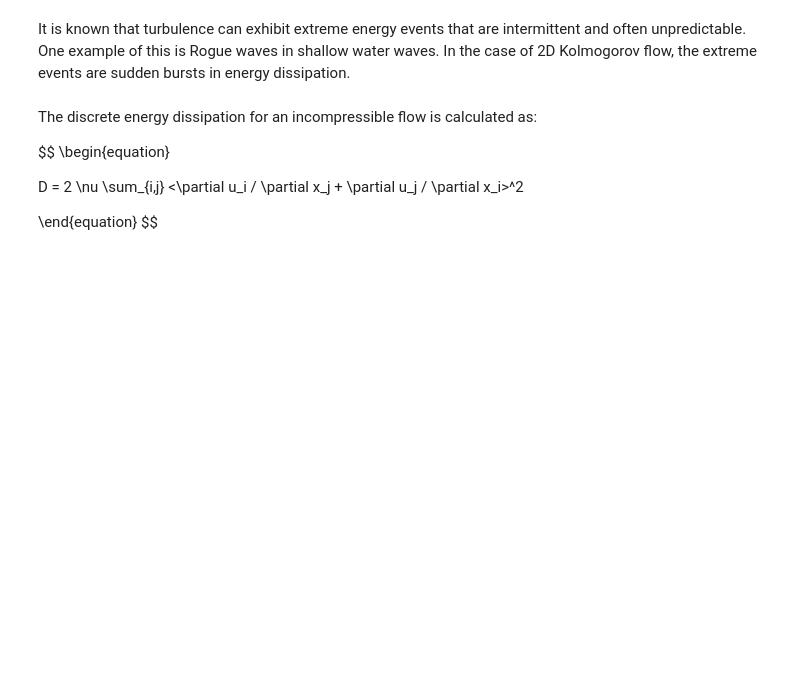
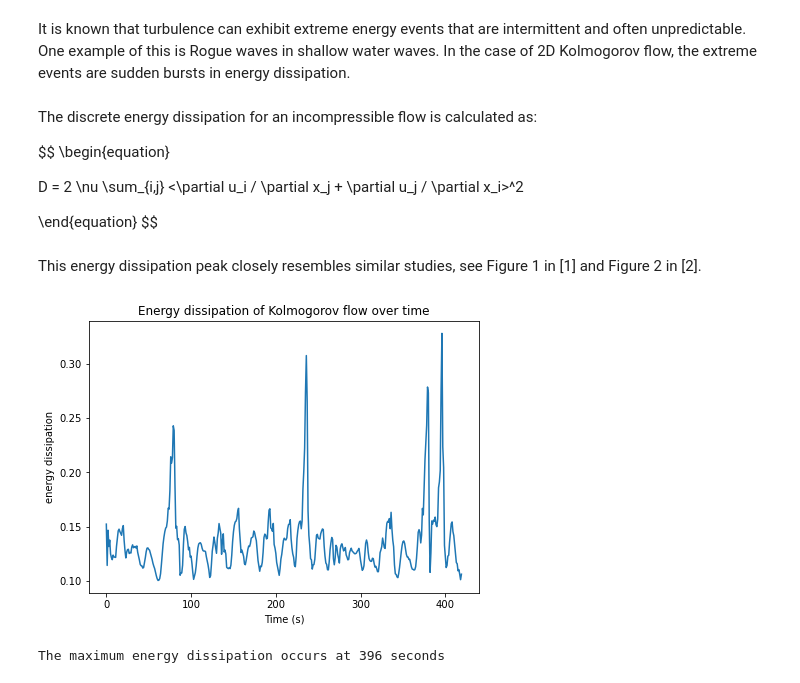
Before and after one commit to smokbel/Controlling-Kolmogorov-Flow, a Jupyter notebook: kolmogorov_demo.ipynb, the cells around one changed output. Cells and saved outputs as stored; diff of their text form; code cells hidden in the pictures; blank space fills up the shorter version.

```diff
--- a/kolmogorov_demo.ipynb
+++ b/kolmogorov_demo.ipynb
@@ -103,3 +105,35 @@ D = 2 \nu \sum_{i,j} <\partial u_i / \partial x_j + \partial u_j / \partial x_i>
 
 \end{equation}
 $$
+# %% [markdown]
+This energy dissipation peak closely resembles similar studies, see Figure 1 in [1] and Figure 2 in [2].
+# %%
+import utils
+import jax.numpy as jnp
+import flow
+
+flow = flow.FlowConfig()
+trajectory = jnp.load('kolmogorov_Re_250.npy')
+kx, ky = flow.create_fft_mesh()
+n, m = trajectory[0].shape
+kx = kx
+ky = ky
+
+dissipation = []
+plt.figure(figsize=(7,5))
+
+# Compute energy dissipation for each timestep
+for omega_hat in trajectory[:420]:
+    total_epsilon = utils.compute_energy_dissipation(omega_hat, kx, ky, flow.nu, n)
+    dissipation.append(total_epsilon)
+
+plt.plot(dissipation)
+plt.xlabel("Time (s)")
+plt.ylabel("energy dissipation")
+plt.title("Energy dissipation of Kolmogorov flow over time")
+plt.show()
+
+print("The maximum energy dissipation occurs at {} seconds ".format(dissipation.index(max(dissipation))))
+# %% [output]
+[figure, added]
+The maximum energy dissipation occurs at 396 seconds
```
Also changed, not shown: parts of 7 cells of this notebook, 1 other file.
